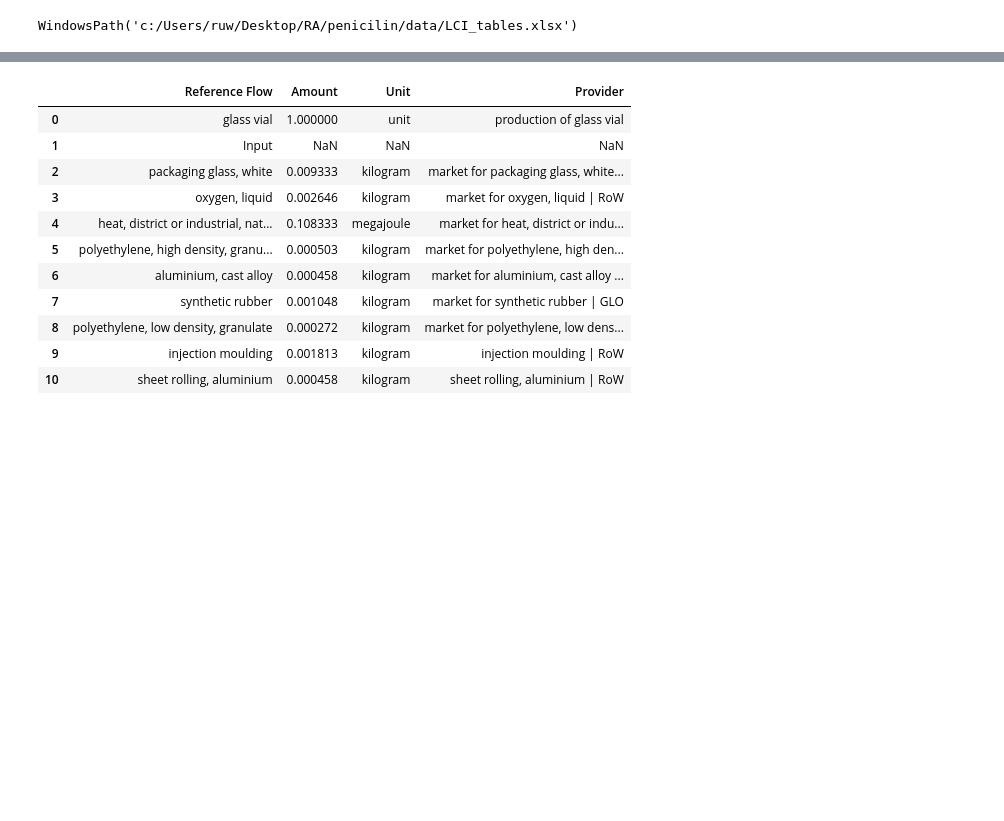
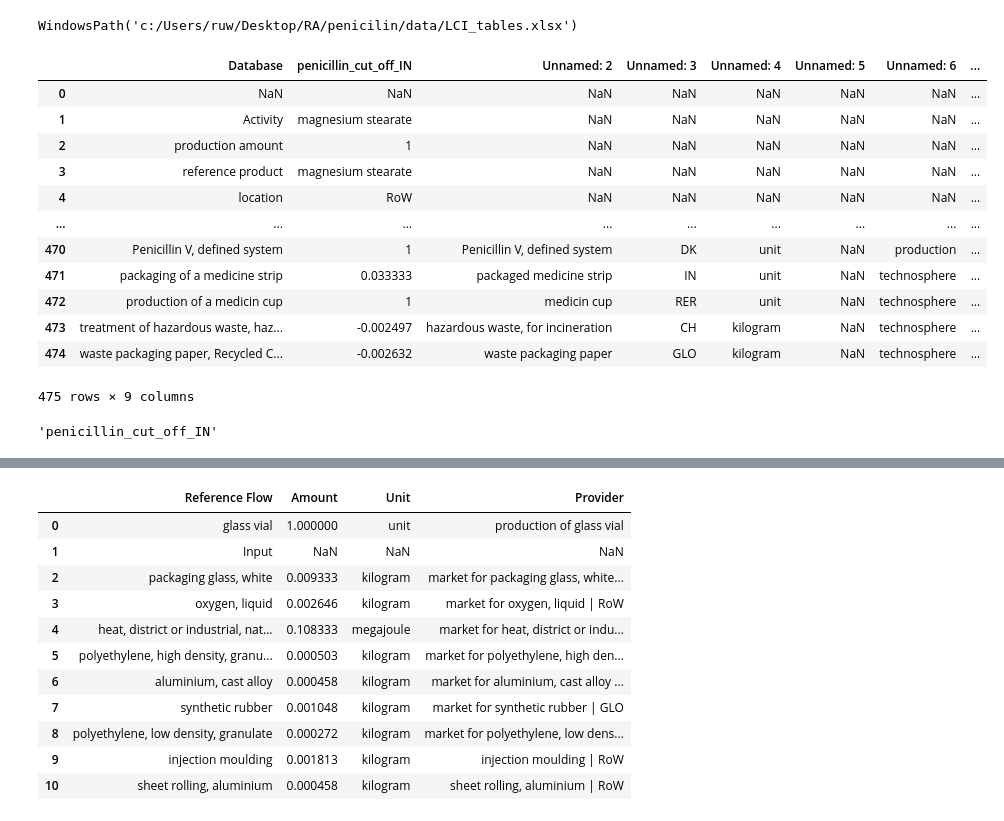
Before and after one commit to RuneWF/penicilin, a Jupyter notebook: Jupyter scripts/playbox.ipynb, the cells around one changed output, grey strips where cells are left out. Cells and saved outputs as stored; diff of their text form; code cells hidden in the pictures; blank space fills up the shorter version.

```diff
--- a/Jupyter scripts/playbox.ipynb
+++ b/Jupyter scripts/playbox.ipynb
@@ -23,3 +23,52 @@ lci_table_path = init.lci_table_path
 lci_table_path
 # %% [output]
 WindowsPath('c:/Users/ruw/Desktop/RA/penicilin/data/LCI_tables.xlsx')
+# %%
+sheets_to_import = init.extract_excel_sheets()
+data = pd.read_excel(init.system_path, sheet_name=sheets_to_import[0])
+data
+# %% [output]
+|  | Database | penicillin_cut_off_IN | Unnamed: 2 | Unnamed: 3 | Unnamed: 4 | Unnamed: 5 | Unnamed: 6 | ... |
+| 0 | NaN | NaN | NaN | NaN | NaN | NaN | NaN | ... |
+| 1 | Activity | magnesium stearate | NaN | NaN | NaN | NaN | NaN | ... |
+| 2 | production amount | 1 | NaN | NaN | NaN | NaN | NaN | ... |
+| 3 | reference product | magnesium stearate | NaN | NaN | NaN | NaN | NaN | ... |
+| 4 | location | RoW | NaN | NaN | NaN | NaN | NaN | ... |
+| ... | ... | ... | ... | ... | ... | ... | ... | ... |
+| 470 | Penicillin V, defined system | 1 | Penicillin V, defined system | DK | unit | NaN | production | ... |
+| 471 | packaging of a medicine strip | 0.033333 | packaged medicine strip | IN | unit | NaN | technosphere | ... |
+| 472 | production of a medicin cup | 1 | medicin cup | RER | unit | NaN | technosphere | ... |
+| 473 | treatment of hazardous waste, haz... | -0.002497 | hazardous waste, for incineration | CH | kilogram | NaN | technosphere | ... |
+| 474 | waste packaging paper, Recycled C... | -0.002632 | waste packaging paper | GLO | kilogram | NaN | technosphere | ... |
+475 rows × 9 columns
+# %%
+dcols = data.columns
+db = None
+
+# Improved logic: avoid nested loops, use vectorized search for columns first, then rows if needed
+if db is None:
+    # Search for column names containing both keywords
+    for icol, col in enumerate(dcols):
+        if "database" in str(col).lower():
+            # Check if next column exists and matches
+            if icol + 1 < len(dcols) and "penicillin_cut_off" in str(dcols[icol + 1]).lower():
+                db = dcols[icol + 1]
+                break
+    # If not found in columns, search in rows
+    if db is None:
+        for irow, row in data.iterrows():
+            for icol, col in enumerate(dcols):
+                cell_val = str(row[col]).lower() if pd.notnull(row[col]) else ""
+                if "database" in cell_val:
+                    # Check if next column exists and matches
+                    if icol + 1 < len(dcols):
+                        next_cell_val = str(row[dcols[icol + 1]]).lower() if pd.notnull(row[dcols[icol + 1]]) else ""
+                        if "penicillin_cut_off" in next_cell_val:
+                            db = dcols[icol + 1]
+                            break
+            if db is not None:
+                break
+
+db
+# %% [output]
+'penicillin_cut_off_IN'
```
Also changed, not shown: parts of 5 cells of this notebook, 7 other files.
